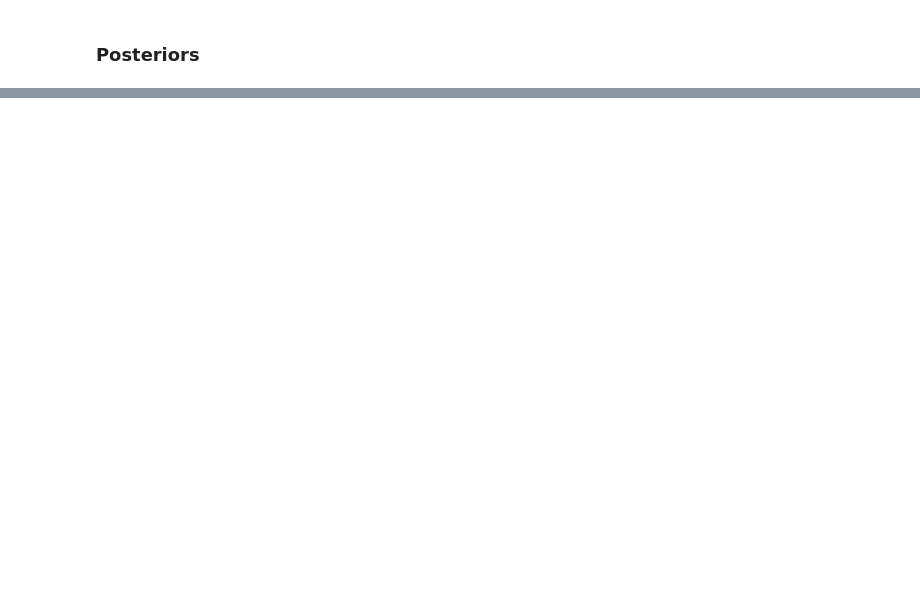
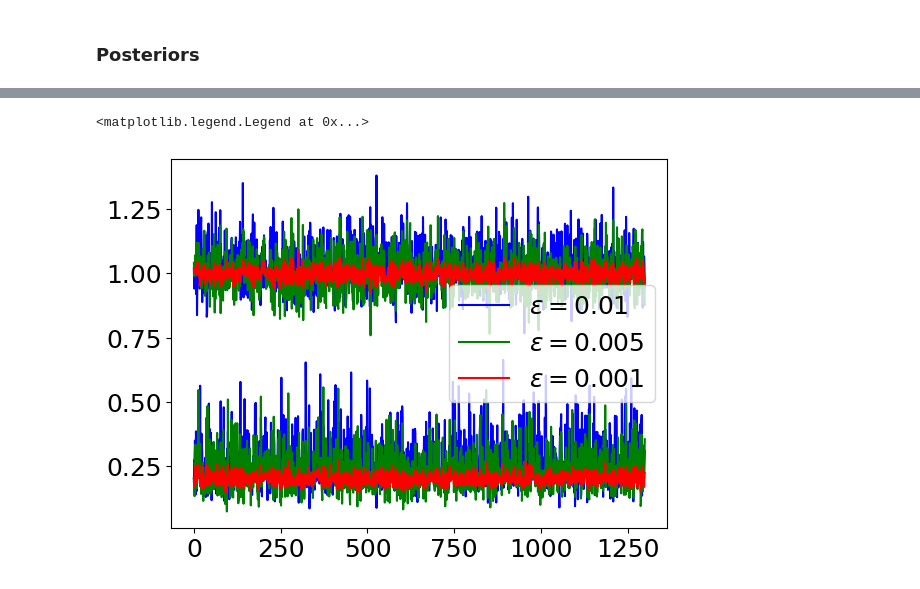
Before and after one commit to JaimeRZP/CMBLensingInferenceTestProblem, a Jupyter notebook: plotting/plotting.ipynb, the cells around one changed output, grey strips where cells are left out. Saved outputs shown, nothing was run; the diff lists cells and outputs as text; code cells hidden in the pictures; blank space fills up the shorter version.

```diff
--- a/plotting/plotting.ipynb
+++ b/plotting/plotting.ipynb
@@ -236,3 +377,15 @@ make_table_getdist(['r', 'Aphi'],
+# %%
+plt.plot(HMC_hyperparams_64_eps_01["r"], 'b-', label=r'$\epsilon=0.01$')
+plt.plot(HMC_hyperparams_64_eps_005["r"], 'g-', label=r'$\epsilon=0.005$')
+plt.plot(HMC_hyperparams_64_eps_001["r"], 'r-', label=r'$\epsilon=0.001$')
+
+plt.plot(HMC_hyperparams_64_eps_01["Aphi"], 'b-')
+plt.plot(HMC_hyperparams_64_eps_005["Aphi"], 'g-')
+plt.plot(HMC_hyperparams_64_eps_001["Aphi"], 'r-')
+plt.legend()
+# %% [output]
+<matplotlib.legend.Legend at 0x...>
+[figure, added]
 # %%
 g = plots.get_single_plotter(width_inch=4, ratio=1)
 g.plot_2d([HMC_chain_64_01, HMC_chain_64_005, HMC_chain_64_001, MUSE_chain_64], 'r', 'Aphi',
```
Also changed, not shown: parts of 24 cells of this notebook.
